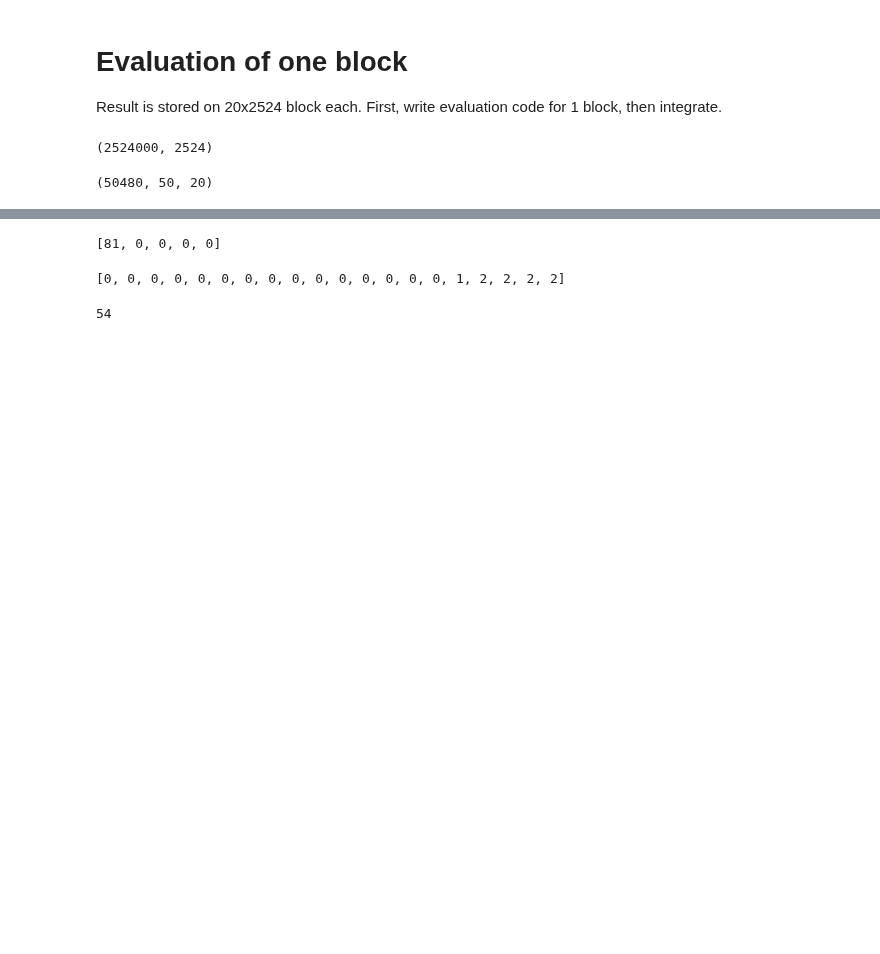
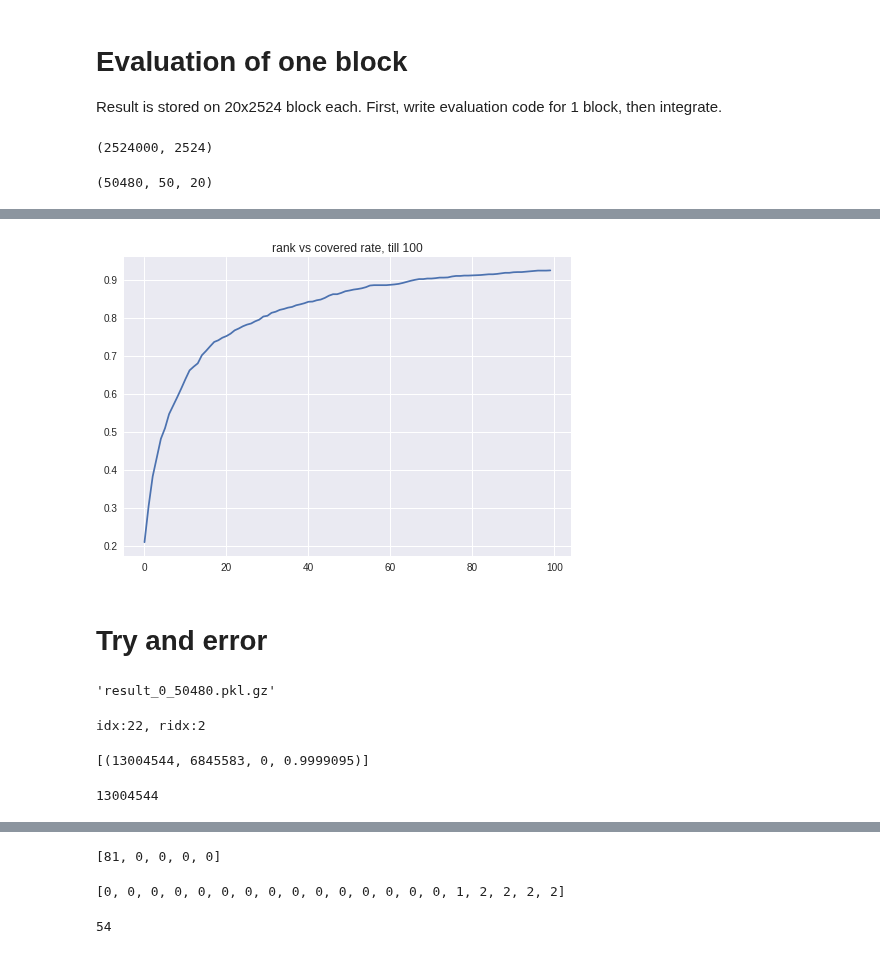
Before and after one commit to yoheikikuta/US-patent-analysis, a Jupyter notebook: colab/bert_benchmark_2000_analyze_result.ipynb, the cells around one changed output, grey strips where cells are left out. Saved outputs shown, nothing was run; the diff lists cells and outputs as text; code cells hidden in the pictures; blank space fills up the shorter version.

```diff
--- a/colab/bert_benchmark_2000_analyze_result.ipynb
+++ b/colab/bert_benchmark_2000_analyze_result.ipynb
@@ -89,0 +185,22 @@ def load_result(block_id):
+# %%
+plt.plot(range(100), (np.array(positive_counts)/len(whole_tups))[0:100])
+plt.title("rank vs covered rate, till 100")
+plt.show()
+# %% [output]
+[figure, added]
+# %% [markdown]
+# Try and error
+# %%
+filename = result_block_filename(0)
+filename
+# %% [output]
+'result_0_50480.pkl.gz'
+# %%
+cited_ranking(2, 1, result_block)
+# %% [output]
+idx:22, ridx:2
+[(13004544, 6845583, 0, 0.9999095)]
+# %%
+testset_app_df.app_id[22]
+# %% [output]
+13004544
```
Also changed, not shown: parts of 34 cells of this notebook.
